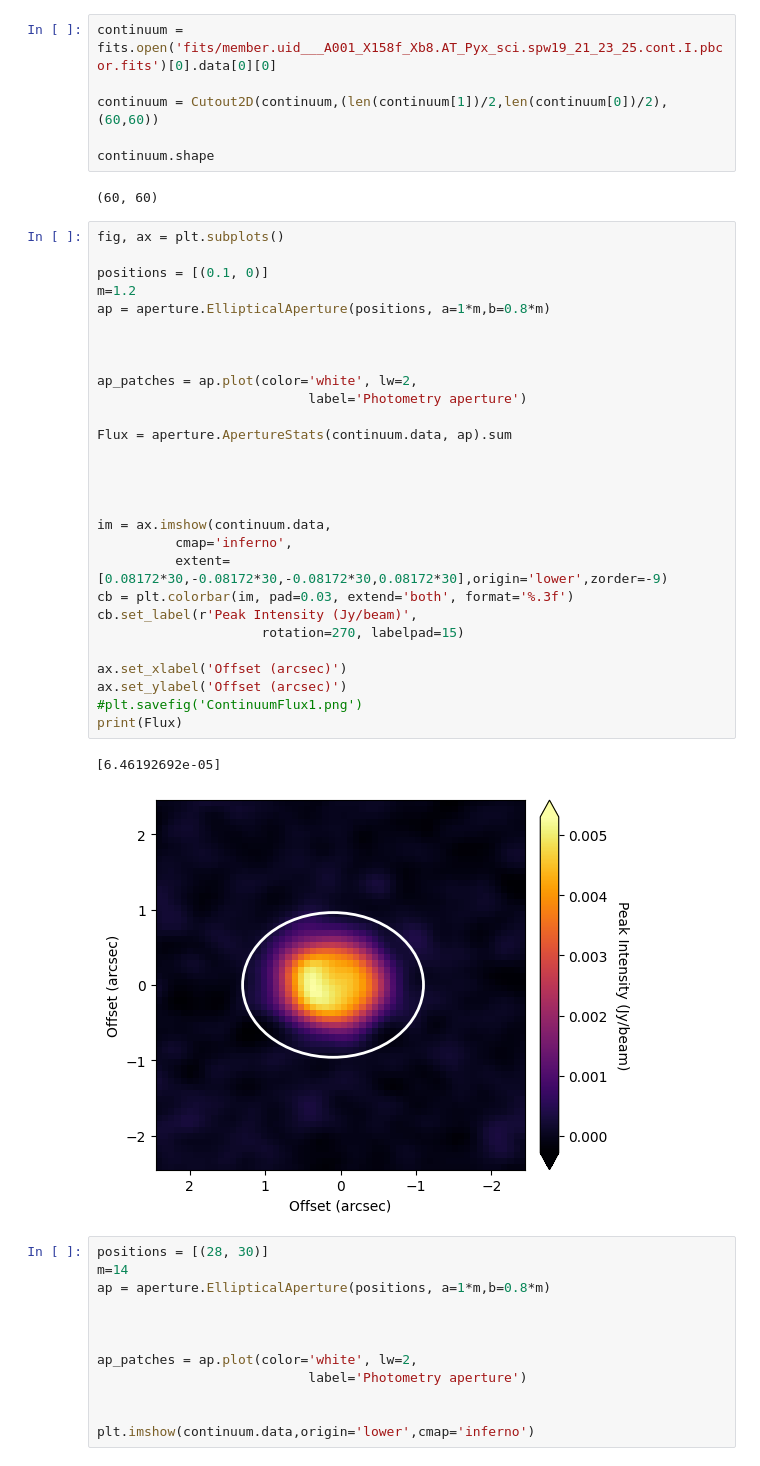
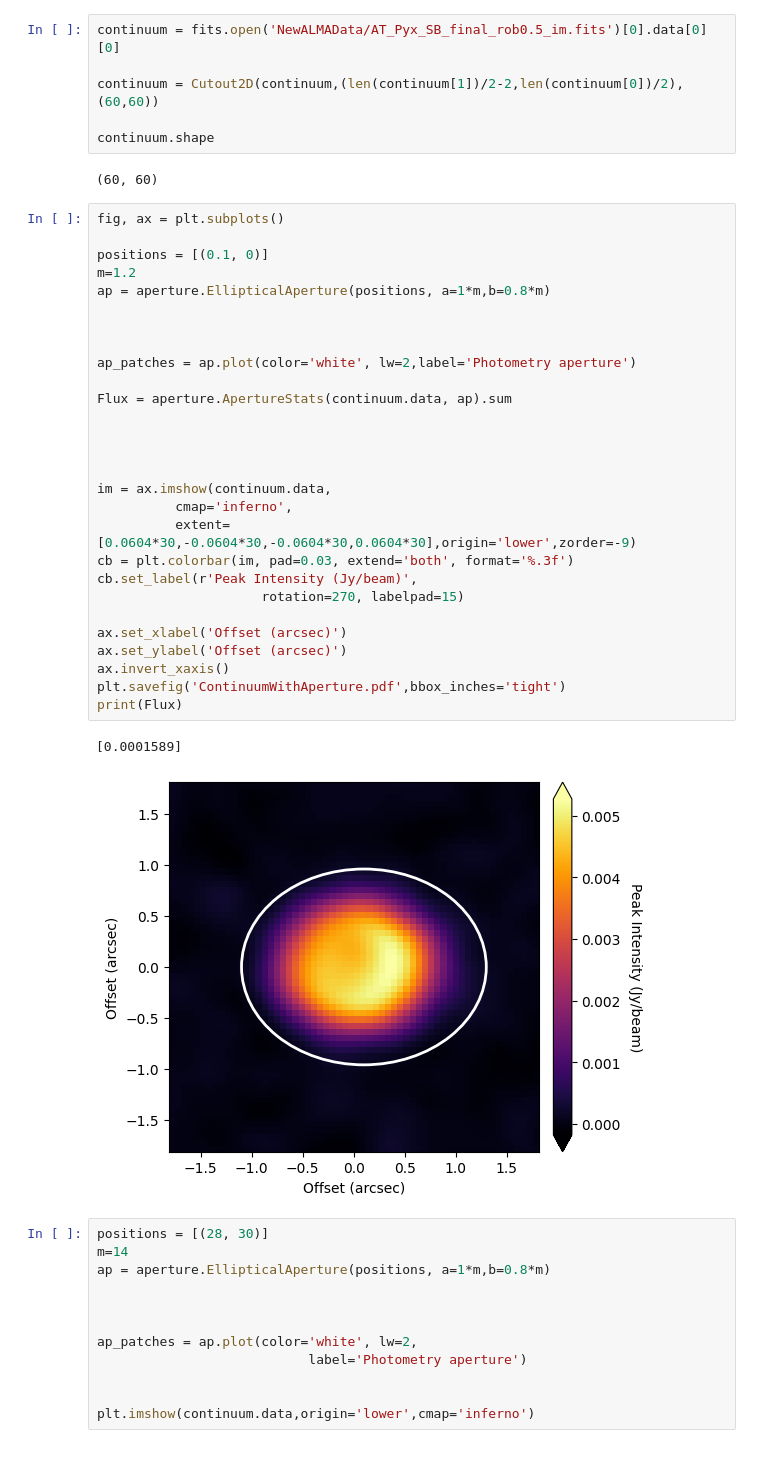
Before and after one commit to danmcl77/masters, a Jupyter notebook: Plotting.ipynb, the cells around one changed output. Drawn from its saved outputs; the diff is of its cells as text.

```diff
--- a/Plotting.ipynb
+++ b/Plotting.ipynb
@@ -6,9 +6,9 @@ from scipy import ndimage
 from photutils import aperture
 import numpy as np
 # %%
-continuum = fits.open('fits/member.uid___A001_X158f_Xb8.AT_Pyx_sci.spw19_21_23_25.cont.I.pbcor.fits')[0].data[0][0]
+continuum = fits.open('NewALMAData/AT_Pyx_SB_final_rob0.5_im.fits')[0].data[0][0]
 
-continuum = Cutout2D(continuum,(len(continuum[1])/2,len(continuum[0])/2),(60,60))
+continuum = Cutout2D(continuum,(len(continuum[1])/2-2,len(continuum[0])/2),(60,60))
 
 continuum.shape
 # %% [output]
@@ -16,34 +16,34 @@ continuum.shape
 # %%
 fig, ax = plt.subplots()
 
 positions = [(0.1, 0)]
 m=1.2
 ap = aperture.EllipticalAperture(positions, a=1*m,b=0.8*m)
 
 
 
-ap_patches = ap.plot(color='white', lw=2,
-                           label='Photometry aperture')
+ap_patches = ap.plot(color='white', lw=2,label='Photometry aperture')
 
 Flux = aperture.ApertureStats(continuum.data, ap).sum
 
 
 
 
 im = ax.imshow(continuum.data,
           cmap='inferno',
-          extent=[0.08172*30,-0.08172*30,-0.08172*30,0.08172*30],origin='lower',zorder=-9)
+          extent=[0.0604*30,-0.0604*30,-0.0604*30,0.0604*30],origin='lower',zorder=-9)
 cb = plt.colorbar(im, pad=0.03, extend='both', format='%.3f')
 cb.set_label(r'Peak Intensity (Jy/beam)',
                      rotation=270, labelpad=15)
 
 ax.set_xlabel('Offset (arcsec)')
 ax.set_ylabel('Offset (arcsec)')
-#plt.savefig('ContinuumFlux1.png')
+ax.invert_xaxis()
+plt.savefig('ContinuumWithAperture.pdf',bbox_inches='tight')
 print(Flux)
 # %% [output]
-[6.46192692e-05]
+[0.0001589]
-[figure, old version]
+[figure, new version]
 # %%
 positions = [(28, 30)]
 m=14
```
Also changed, not shown: parts of 4 cells of this notebook.
